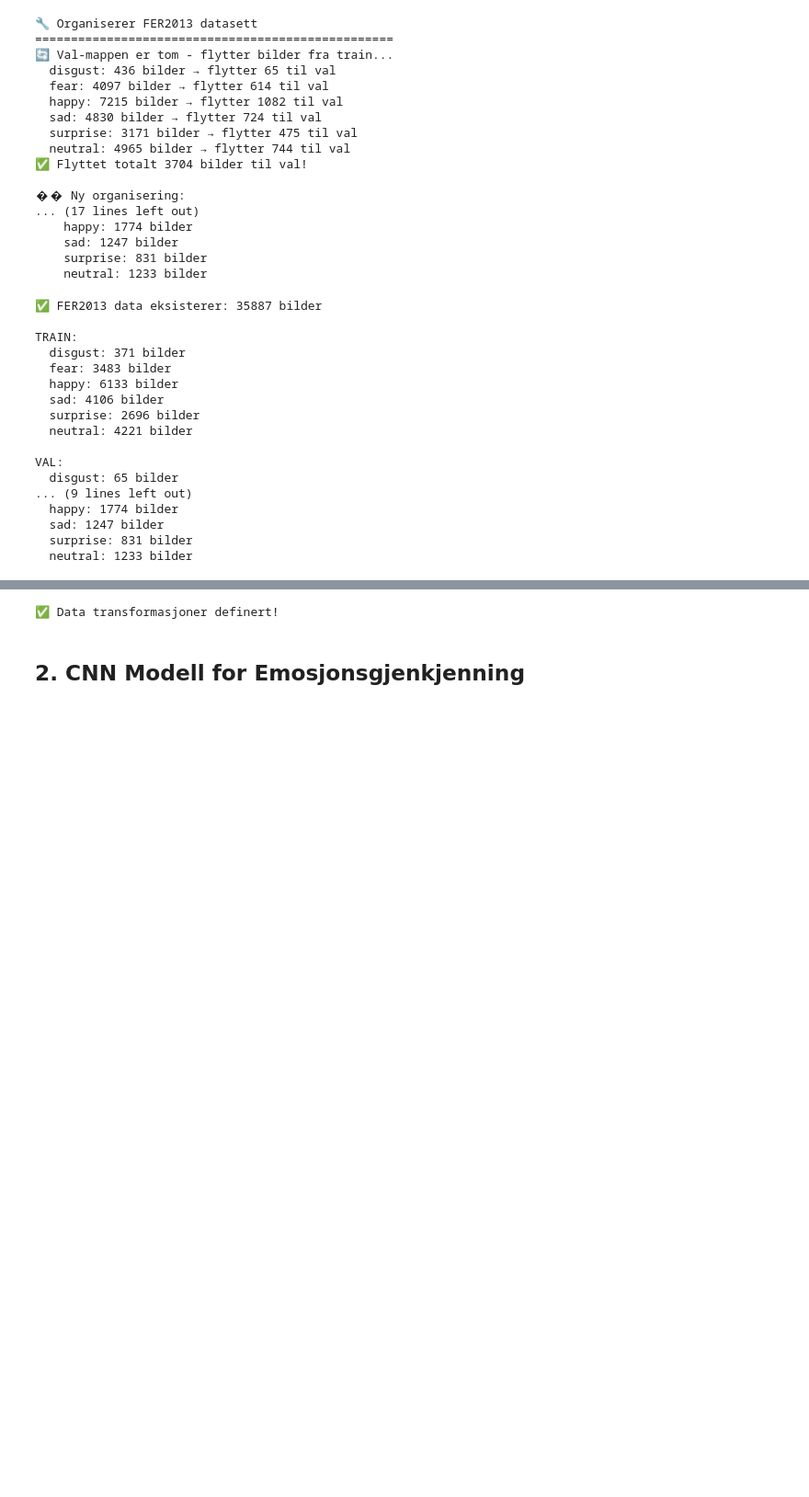
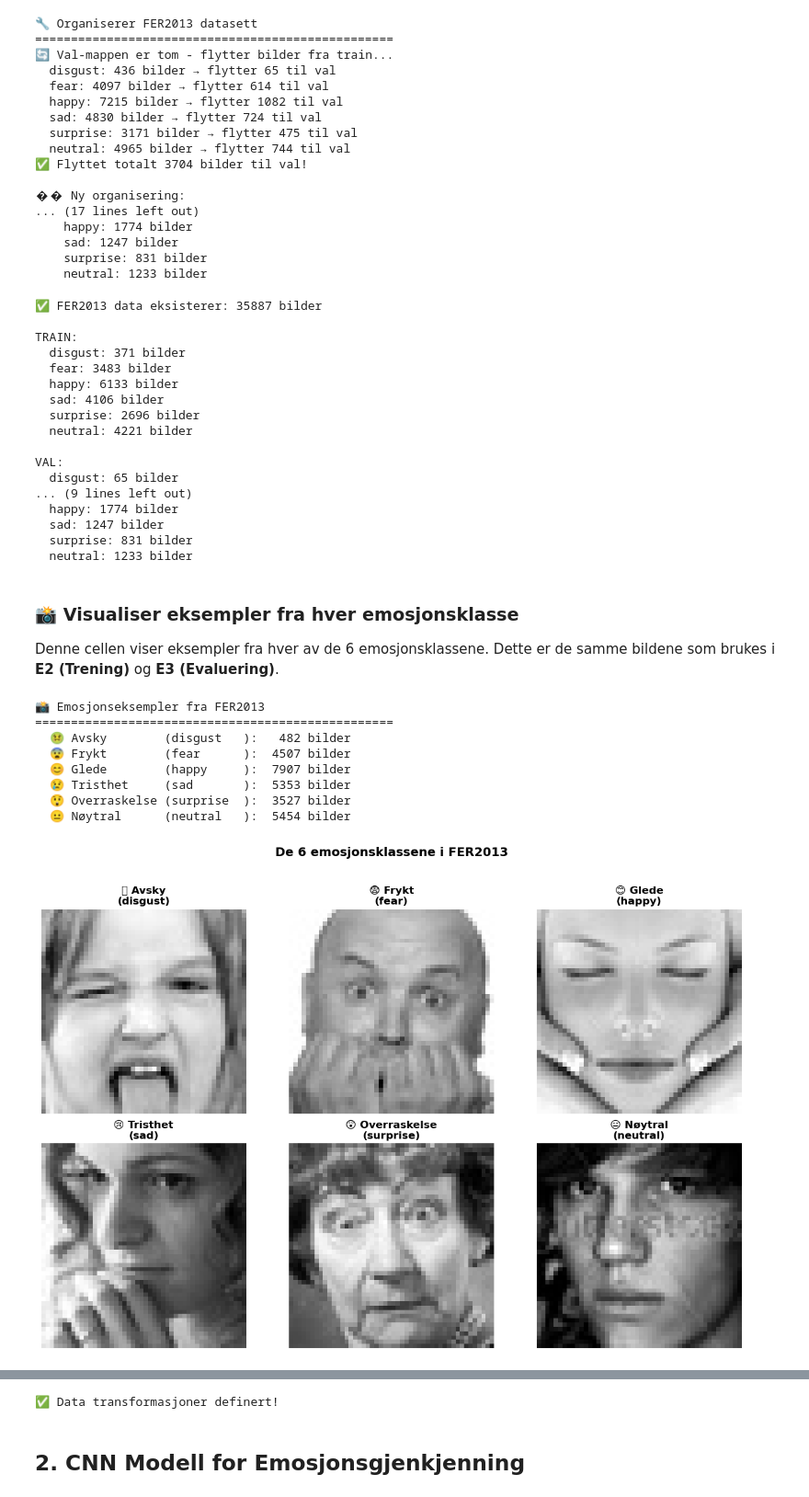
Before and after one commit to arvidl/ELMED219-2026, a Jupyter notebook: Lab2-DL/notebooks/E1-emosjoner-bygging.ipynb, the cells around one changed output, grey strips where cells are left out. Shown at 92% size. Saved outputs shown, nothing was run; the diff lists cells and outputs as text; code cells hidden in the pictures; blank space fills up the shorter version.

```diff
--- a/Lab2-DL/notebooks/E1-emosjoner-bygging.ipynb
+++ b/Lab2-DL/notebooks/E1-emosjoner-bygging.ipynb
@@ -487,3 +681,83 @@ class EmotionDataset(Dataset):
             image = self.transform(image)
 
         return image, label
+# %% [markdown]
+### 📸 Visualiser eksempler fra hver emosjonsklasse
+
+Denne cellen viser eksempler fra hver av de 6 emosjonsklassene. Dette er de samme bildene som brukes i **E2 (Trening)** og **E3 (Evaluering)**.
+# %%
+def vis_emosjonseksempler():
+    """
+    Visualiser eksempler fra hver emosjonsklasse med norske navn.
+    """
+    data_dir = Path("../data/ansiktsuttrykk/FER2013")
+
+    # Norske og engelske klassenavn
+    klasser = {
+        'disgust':  ('Avsky',        '🤢'),
+        'fear':     ('Frykt',        '😨'),
+        'happy':    ('Glede',        '😊'),
+        'sad':      ('Tristhet',     '😢'),
+        'surprise': ('Overraskelse', '😲'),
+        'neutral':  ('Nøytral',      '😐')
+    }
+
+    # Finn bilder for hver klasse
+    fig, axes = plt.subplots(2, 3, figsize=(12, 8))
+    axes = axes.flatten()
+
+    print("📸 Emosjonseksempler fra FER2013")
+    print("=" * 50)
+
+    for idx, (eng_name, (norsk_name, emoji)) in enumerate(klasser.items()):
+        ax = axes[idx]
+
+        # Søk i train og test mapper
+        images = []
+        for split in ['train', 'test']:
+            split_dir = data_dir / split / eng_name
+            if split_dir.exists():
+                images.extend(list(split_dir.glob("*.jpg")) + list(split_dir.glob("*.png")))
+
+        if images:
+            # Vis et tilfeldig bilde
+            img_path = np.random.choice(images[:min(100, len(images))])
+            img = Image.open(img_path).convert('L')
+
+            ax.imshow(np.array(img), cmap='gray')
+            ax.set_title(f'{emoji} {norsk_name}\n({eng_name})', fontsize=12, fontweight='bold')
+            ax.axis('off')
+
+            print(f"  {emoji} {norsk_name:12s} ({eng_name:10s}): {len(images):>5} bilder")
+        else:
+            ax.text(0.5, 0.5, f'{emoji}\n{norsk_name}\n(ingen bilder)',
+                   ha='center', va='center', fontsize=10, transform=ax.transAxes)
+            ax.axis('off')
+            print(f"  {emoji} {norsk_name:12s} ({eng_name:10s}): ❌ Ingen bilder funnet")
+
+    plt.suptitle('De 6 emosjonsklassene i FER2013', fontsize=14, fontweight='bold', y=1.02)
+    plt.tight_layout()
+    plt.savefig('../ressurser/fer2013_emosjoner_eksempler.png', dpi=150, bbox_inches='tight')
+    plt.show()
+
+    print("\n💾 Figur lagret til: ../ressurser/fer2013_emosjoner_eksempler.png")
+    print("\n💡 Disse emosjonsklassene brukes i:")
+    print("   • E2-emosjoner-trening.ipynb")
+    print("   • E3-emosjoner-evaluering.ipynb")
+
+# Kjør visualisering hvis data finnes
+if data_ready:
+    vis_emosjonseksempler()
+else:
+    print("⚠️ Datasettet er ikke lastet ned ennå.")
+    print("   Kjør hent_fer2013_dataset() først!")
+# %% [output]
+📸 Emosjonseksempler fra FER2013
+==================================================
+  🤢 Avsky        (disgust   ):   482 bilder
+  😨 Frykt        (fear      ):  4507 bilder
+  😊 Glede        (happy     ):  7907 bilder
+  😢 Tristhet     (sad       ):  5353 bilder
+  😲 Overraskelse (surprise  ):  3527 bilder
+  😐 Nøytral      (neutral   ):  5454 bilder
+[figure, added]
```
Also changed, not shown: parts of 20 cells of this notebook, 4 other files.
